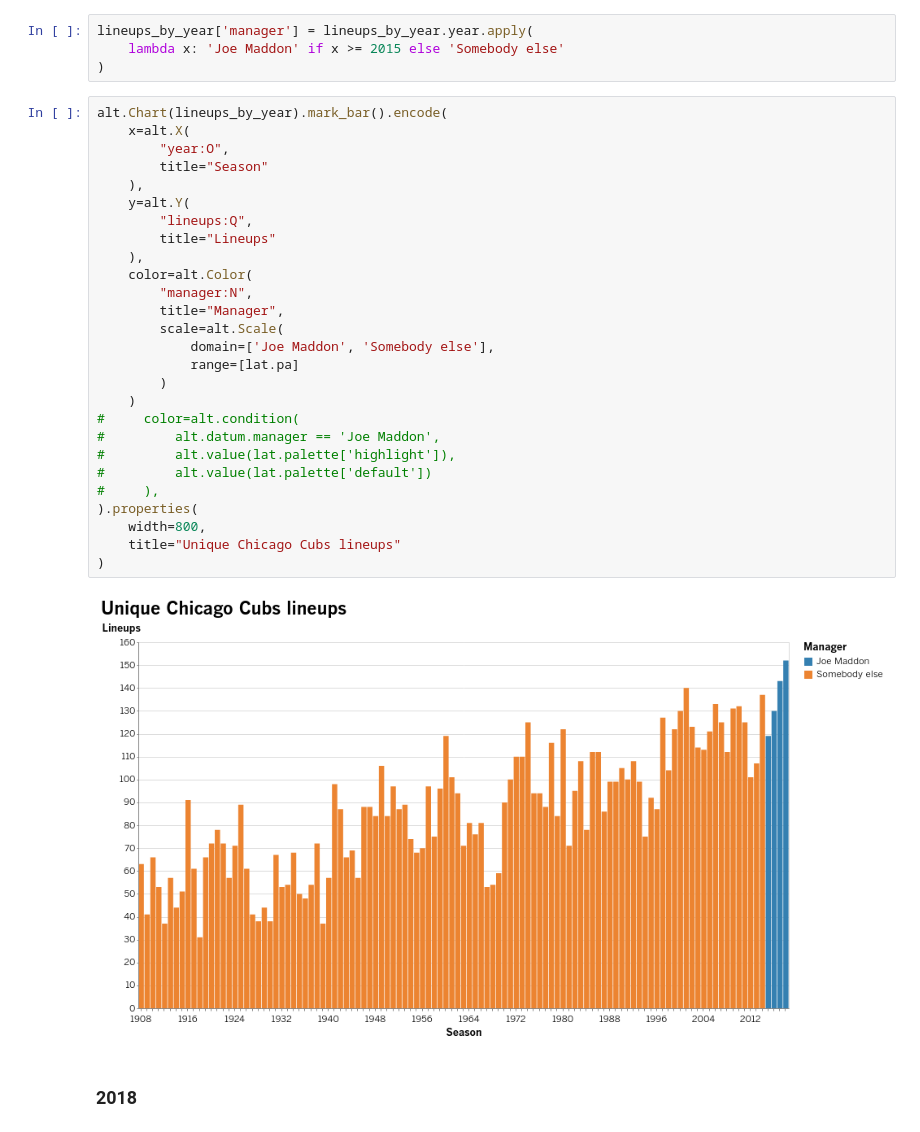
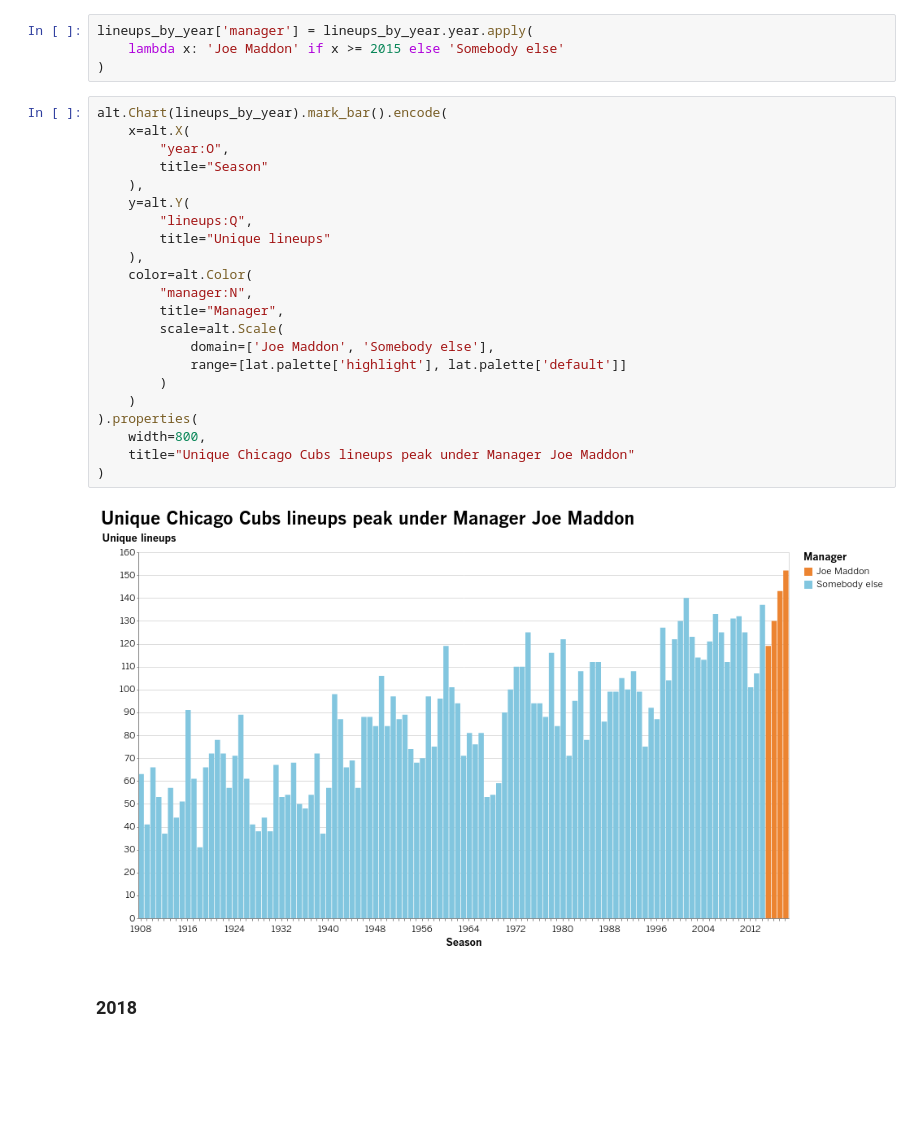
Before and after one commit to palewire/baseball-notebooks, a Jupyter notebook: cubs-lineups.ipynb, the cells around one changed output. Cells and saved outputs as stored; diff of their text form; blank space fills up the shorter version.

```diff
--- a/cubs-lineups.ipynb
+++ b/cubs-lineups.ipynb
@@ -49,32 +49,27 @@ lineups_by_year['manager'] = lineups_by_year.year.apply(
 # %%
 alt.Chart(lineups_by_year).mark_bar().encode(
     x=alt.X(
         "year:O",
         title="Season"
     ),
     y=alt.Y(
         "lineups:Q",
-        title="Lineups"
+        title="Unique lineups"
     ),
     color=alt.Color(
         "manager:N",
         title="Manager",
         scale=alt.Scale(
             domain=['Joe Maddon', 'Somebody else'],
-            range=[lat.pa]
+            range=[lat.palette['highlight'], lat.palette['default']]
         )
     )
-#     color=alt.condition(
-#         alt.datum.manager == 'Joe Maddon',
-#         alt.value(lat.palette['highlight']),
-#         alt.value(lat.palette['default'])
-#     ),
 ).properties(
     width=800,
-    title="Unique Chicago Cubs lineups"
+    title="Unique Chicago Cubs lineups peak under Manager Joe Maddon"
 )
 # %% [output]
-[figure, old version]
+[figure, new version]
 # %% [markdown]
 ### 2018
 # %%
```
